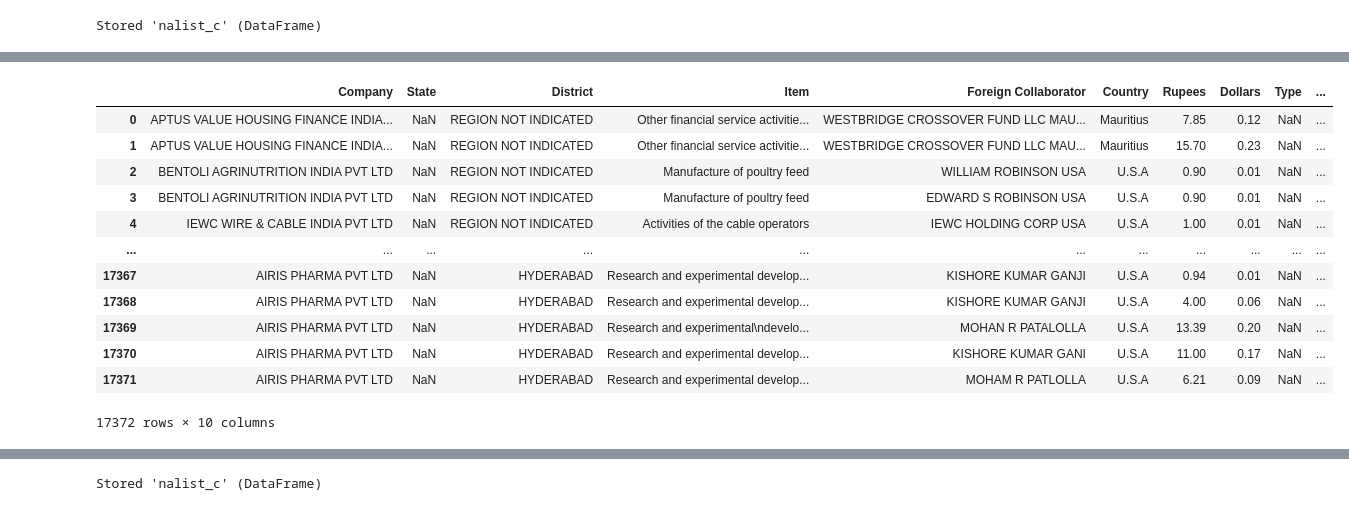
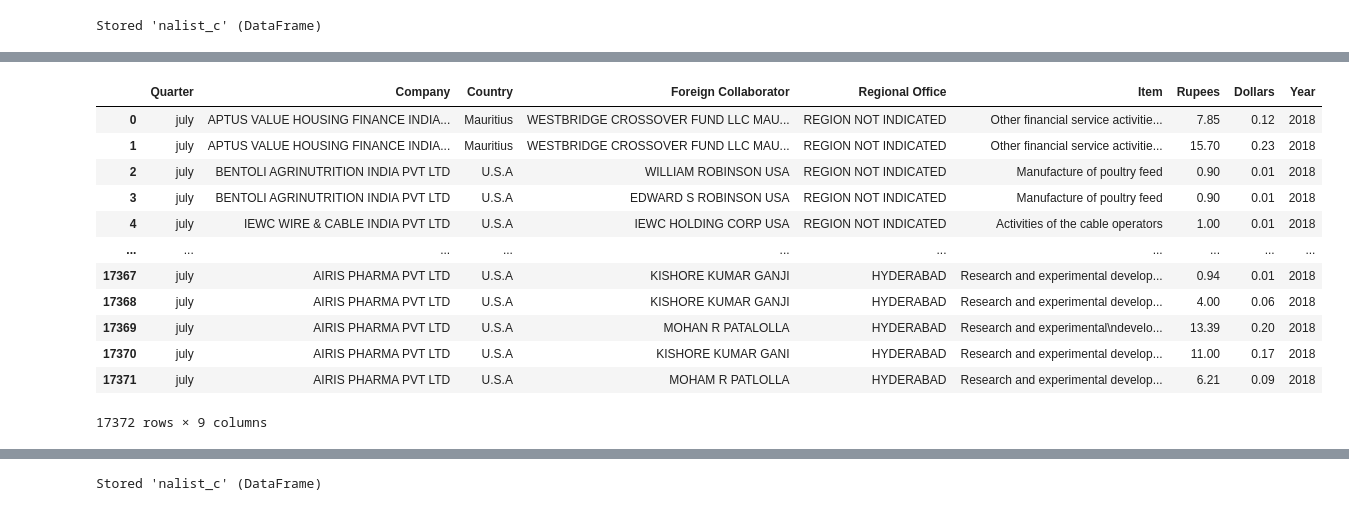
Before and after one commit to AhanPenkar/fdi-scrape, a Jupyter notebook: 2_process.ipynb, the cells around one changed output, grey strips where cells are left out. Cells and saved outputs as stored; diff of their text form; code cells hidden in the pictures.

Commit message:
quarter and 2022

```diff
--- a/2_process.ipynb
+++ b/2_process.ipynb
@@ -44,7 +46,7 @@ I also made the decision to drop quarters and add years instead. I also noticed
 # %%
 merged = pd.concat(dfs)
 merged = merged.loc[:, merged.columns.notnull()]
-merged.columns = ["#", "Company", "State", "District", "Item", "Foreign Collaborator", "Country", "Rupees", "Dollars", "Type", 'Rup2', 'Dol2', 'RupC', 'Dol3']
+merged.columns = ["Quarter", "#", "Company", "State", "District", "Item", "Foreign Collaborator", "Country", "Rupees", "Dollars", "Type", 'Rup2', 'Dol2', 'RupC', 'Dol3']
 merged = merged.reset_index(drop=True)
 merged.drop(merged[merged['Company'] == 'Name of Indian Company'].index, inplace = True)
 merged = merged.reset_index(drop=True)
@@ -137,6 +186,8 @@ for file in files:
 #     print(df.iloc[1])
     #     print(df.iloc[0])
     df.iloc[1, 0] = "01"
+    qtr = file [15:].split("_")[0]
+    df.insert (0, 'Quarter', qtr)
     dfs2.append(df)
 
 merged2 = pd.concat(dfs2)[1:]
@@ -270,6 +321,8 @@ for file in files:
 #     print(df.iloc[1])
 #     print(df.iloc[0])
     df.iloc[1, 0] = "01"
+    qtr = file [15:].split("_")[0]
+    df.insert (0, 'Quarter', qtr)
     dfs3.append(df)
 
 
@@ -438,6 +491,8 @@ for file in files:
     if(not isinstance(df.iloc[1][0], str)):
         df = df.iloc[1:]
     df.iloc[1, 0] = "01"
+    qtr = file [15:].split("_")[0]
+    df.insert (0, 'Quarter', qtr)
     dfs4.append(df)
 
 
@@ -565,20 +607,21 @@ nalist4
 # %%
-nalist4 = nalist4[['Company', 'State', 'District', 'Item', 'Foreign Collaborator', 'Country', 'Rupees', 'Dollars', 'Type', 'Year']]
+del nalist4["NAN"]
+# nalist4 = nalist4[['Company', 'State', 'District', 'Item', 'Foreign Collaborator', 'Country', 'Rupees', 'Dollars', 'Type', 'Year']]
 nalist4
 # %% [output]
-|  | Company | State | District | Item | Foreign Collaborator | Country | Rupees | Dollars | Type | ... |
-| 0 | APTUS VALUE HOUSING FINANCE INDIA... | NaN | REGION NOT INDICATED | Other financial service activitie... | WESTBRIDGE CROSSOVER FUND LLC MAU... | Mauritius | 7.85 | 0.12 | NaN | ... |
-| 1 | APTUS VALUE HOUSING FINANCE INDIA... | NaN | REGION NOT INDICATED | Other financial service activitie... | WESTBRIDGE CROSSOVER FUND LLC MAU... | Mauritius | 15.70 | 0.23 | NaN | ... |
-| 2 | BENTOLI AGRINUTRITION INDIA PVT LTD | NaN | REGION NOT INDICATED | Manufacture of poultry feed | WILLIAM ROBINSON USA | U.S.A | 0.90 | 0.01 | NaN | ... |
-| 3 | BENTOLI AGRINUTRITION INDIA PVT LTD | NaN | REGION NOT INDICATED | Manufacture of poultry feed | EDWARD S ROBINSON USA | U.S.A | 0.90 | 0.01 | NaN | ... |
-| 4 | IEWC WIRE & CABLE INDIA PVT LTD | NaN | REGION NOT INDICATED | Activities of the cable operators | IEWC HOLDING CORP USA | U.S.A | 1.00 | 0.01 | NaN | ... |
-| ... | ... | ... | ... | ... | ... | ... | ... | ... | ... | ... |
-| 17367 | AIRIS PHARMA PVT LTD | NaN | HYDERABAD | Research and experimental develop... | KISHORE KUMAR GANJI | U.S.A | 0.94 | 0.01 | NaN | ... |
-| 17368 | AIRIS PHARMA PVT LTD | NaN | HYDERABAD | Research and experimental develop... | KISHORE KUMAR GANJI | U.S.A | 4.00 | 0.06 | NaN | ... |
-| 17369 | AIRIS PHARMA PVT LTD | NaN | HYDERABAD | Research and experimental\ndevelo... | MOHAN R PATALOLLA | U.S.A | 13.39 | 0.20 | NaN | ... |
-| 17370 | AIRIS PHARMA PVT LTD | NaN | HYDERABAD | Research and experimental develop... | KISHORE KUMAR GANI | U.S.A | 11.00 | 0.17 | NaN | ... |
-| 17371 | AIRIS PHARMA PVT LTD | NaN | HYDERABAD | Research and experimental develop... | MOHAM R PATLOLLA | U.S.A | 6.21 | 0.09 | NaN | ... |
+|  | Quarter | Company | Country | Foreign Collaborator | Regional Office | Item | Rupees | Dollars | Year |
+| 0 | july | APTUS VALUE HOUSING FINANCE INDIA... | Mauritius | WESTBRIDGE CROSSOVER FUND LLC MAU... | REGION NOT INDICATED | Other financial service activitie... | 7.85 | 0.12 | 2018 |
+| 1 | july | APTUS VALUE HOUSING FINANCE INDIA... | Mauritius | WESTBRIDGE CROSSOVER FUND LLC MAU... | REGION NOT INDICATED | Other financial service activitie... | 15.70 | 0.23 | 2018 |
+| 2 | july | BENTOLI AGRINUTRITION INDIA PVT LTD | U.S.A | WILLIAM ROBINSON USA | REGION NOT INDICATED | Manufacture of poultry feed | 0.90 | 0.01 | 2018 |
+| 3 | july | BENTOLI AGRINUTRITION INDIA PVT LTD | U.S.A | EDWARD S ROBINSON USA | REGION NOT INDICATED | Manufacture of poultry feed | 0.90 | 0.01 | 2018 |
+| 4 | july | IEWC WIRE & CABLE INDIA PVT LTD | U.S.A | IEWC HOLDING CORP USA | REGION NOT INDICATED | Activities of the cable operators | 1.00 | 0.01 | 2018 |
+| ... | ... | ... | ... | ... | ... | ... | ... | ... | ... |
+| 17367 | july | AIRIS PHARMA PVT LTD | U.S.A | KISHORE KUMAR GANJI | HYDERABAD | Research and experimental develop... | 0.94 | 0.01 | 2018 |
+| 17368 | july | AIRIS PHARMA PVT LTD | U.S.A | KISHORE KUMAR GANJI | HYDERABAD | Research and experimental develop... | 4.00 | 0.06 | 2018 |
+| 17369 | july | AIRIS PHARMA PVT LTD | U.S.A | MOHAN R PATALOLLA | HYDERABAD | Research and experimental\ndevelo... | 13.39 | 0.20 | 2018 |
+| 17370 | july | AIRIS PHARMA PVT LTD | U.S.A | KISHORE KUMAR GANI | HYDERABAD | Research and experimental develop... | 11.00 | 0.17 | 2018 |
+| 17371 | july | AIRIS PHARMA PVT LTD | U.S.A | MOHAM R PATLOLLA | HYDERABAD | Research and experimental develop... | 6.21 | 0.09 | 2018 |
-17372 rows × 10 columns
+17372 rows × 9 columns
 # %%
 nalist_c = pd.concat([nalist_c, nalist4])
 nalist_c = nalist_c.reset_index(drop=True)
```
Also changed, not shown: parts of 32 cells of this notebook, 1 other file.
